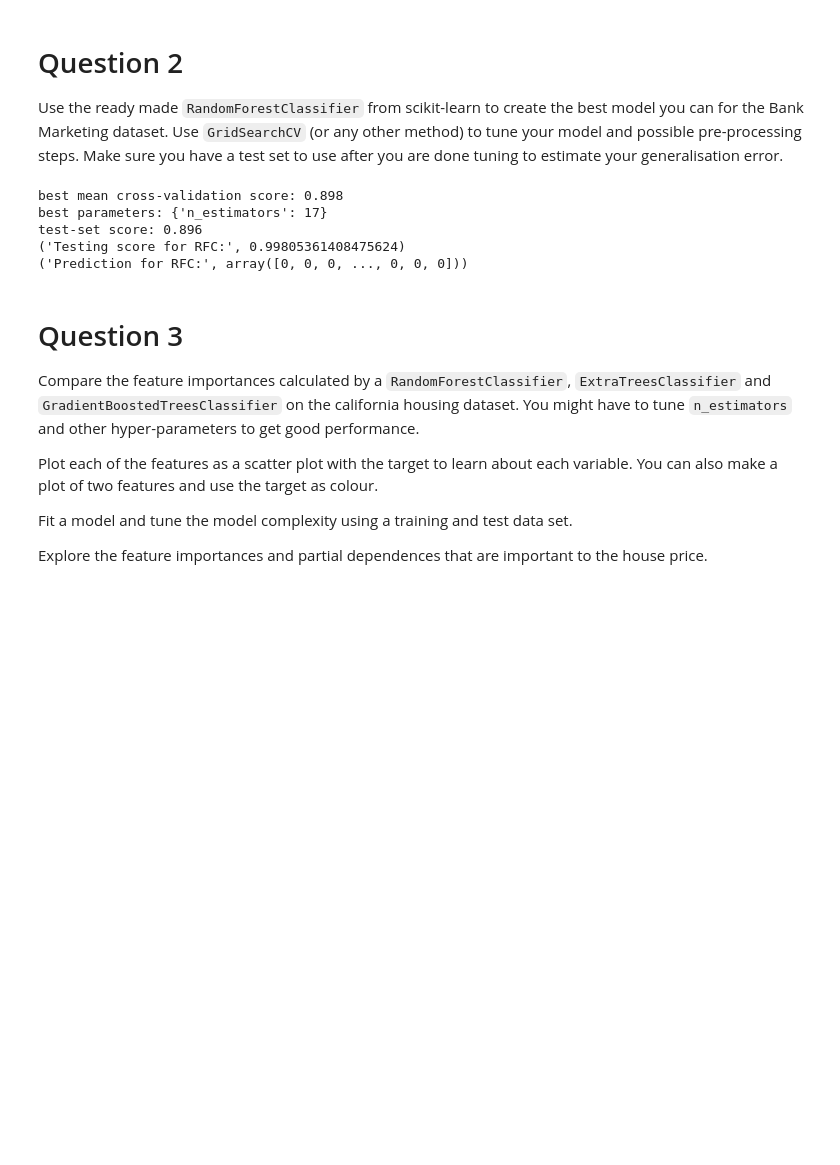
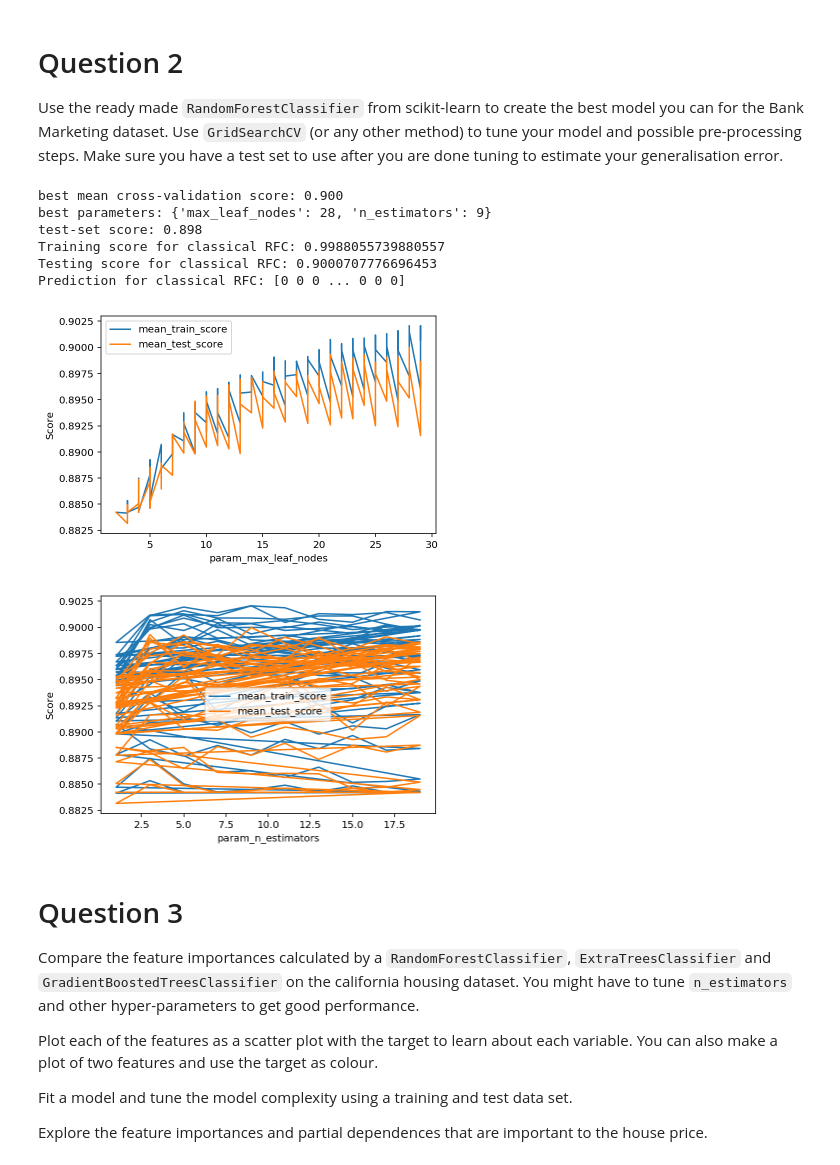
Before and after one commit to ArnaudDubreuil/advanced-comp-2018, a Jupyter notebook: Exercise2_ArnaudDubreuil.ipynb, the cells around one changed output. Cells and saved outputs as stored; diff of their text form; code cells hidden in the pictures; blank space fills up the shorter version.

```diff
--- a/Exercise2_ArnaudDubreuil.ipynb
+++ b/Exercise2_ArnaudDubreuil.ipynb
@@ -117,46 +117,61 @@ Use the ready made `RandomForestClassifier` from scikit-learn to create the best
 # %%
 # your code here
 from sklearn.ensemble import RandomForestClassifier
 from sklearn.model_selection import train_test_split
 from sklearn.datasets import make_blobs
 from sklearn.model_selection import GridSearchCV
 from utils import draw_tree
 import numpy as np
 import pandas as pd
 
 data=pd.read_csv("bankDS/bank-full.csv", sep=";")#Loading the bank dataset with pandas
 for column in data.columns:#Label encoder to convert the string data into appriopriate type
     if data[column].dtype == type(object):
         le = LabelEncoder()
         data[column] = le.fit_transform(data[column])
 
 #bankFeatures = list(data.columns.values)
 
-X = data.iloc[:, 0:15].values  # select columns 1 through 16
+X = data.iloc[:, 0:16].values  # select columns 1 through 16
 y = data.iloc[:, 16].values   # select column 17
 
-X_train, X_test, y_train, y_test = train_test_split(X, y, test_size=0.5, random_state=2)
+X_train, X_test, y_train, y_test = train_test_split(X, y, test_size=0.5, random_state=123)
 
-param_grid = {'n_estimators':  np.arange(1, 20, 2)}
+param_grid = {'n_estimators':  np.arange(1, 20, 2), 'max_leaf_nodes':range(2,30)}
 
 grid = GridSearchCV(RandomForestClassifier(), param_grid=param_grid, cv=10)
 grid.fit(X_train, y_train)
+
+scores = pd.DataFrame(grid.cv_results_)
+scores.plot(x='param_max_leaf_nodes',
+            y=['mean_train_score', 'mean_test_score'],
+           )
+plt.legend(loc='best')
+plt.ylabel('Score');
+scores.plot(x='param_n_estimators',
+            y=['mean_train_score', 'mean_test_score'],
+           )
+plt.legend(loc='best')
+plt.ylabel('Score');
 
 print("best mean cross-validation score: {:.3f}".format(grid.best_score_))
 print("best parameters: {}".format(grid.best_params_))
 print("test-set score: {:.3f}".format(grid.score(X_test, y_test)))
 
-rfc = RandomForestClassifier(n_estimators=17)
-rfc = rfc.fit(X,y)
-#print("Training score for RFC:", rfc.score(X_train, y_train))
-print("Testing score for RFC:", rfc.score(X_test, y_test))
-print("Prediction for RFC:", rfc.predict(X_test))
+rfc = RandomForestClassifier(n_estimators=19)
+rfc = rfc.fit(X_train,y_train)
+print("Training score for classical RFC:", rfc.score(X_train, y_train))
+print("Testing score for classical RFC:", rfc.score(X_test, y_test))
+print("Prediction for classical RFC:", rfc.predict(X_test))
 # %% [output]
-best mean cross-validation score: 0.898
-best parameters: {'n_estimators': 17}
-test-set score: 0.896
-('Testing score for RFC:', 0.99805361408475624)
-('Prediction for RFC:', array([0, 0, 0, ..., 0, 0, 0]))
+best mean cross-validation score: 0.900
+best parameters: {'max_leaf_nodes': 28, 'n_estimators': 9}
+test-set score: 0.898
+Training score for classical RFC: 0.9988055739880557
+Testing score for classical RFC: 0.9000707776696453
+Prediction for classical RFC: [0 0 0 ... 0 0 0]
+[figure, added]
+[figure, added]
 # %% [markdown]
 # Question 3
 
```
Also changed, not shown: parts of 4 cells of this notebook, 2 other files.
